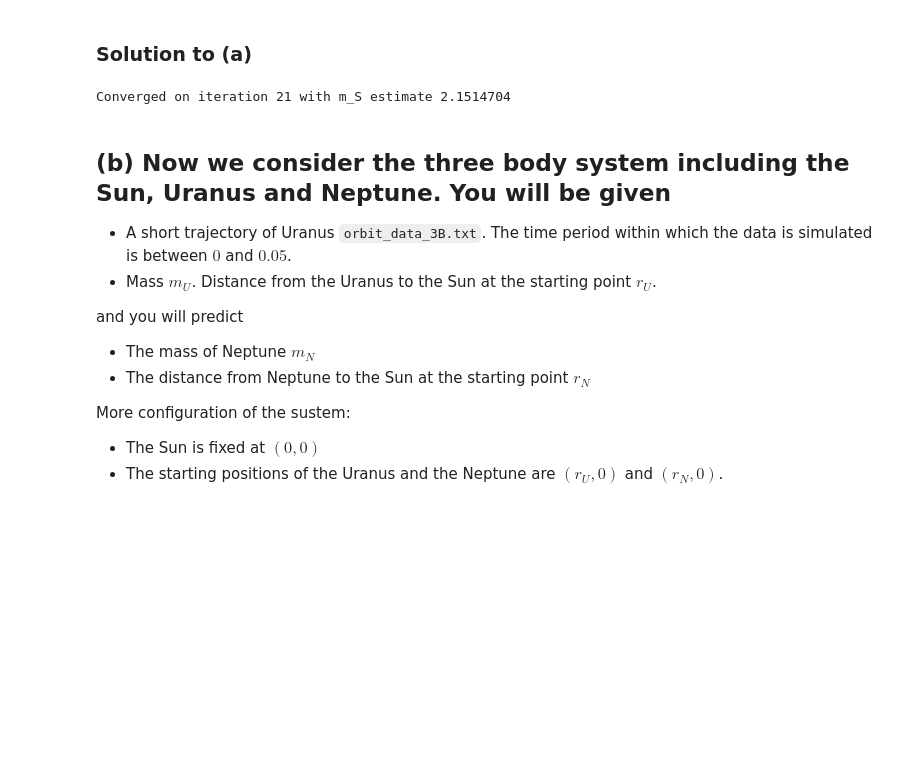
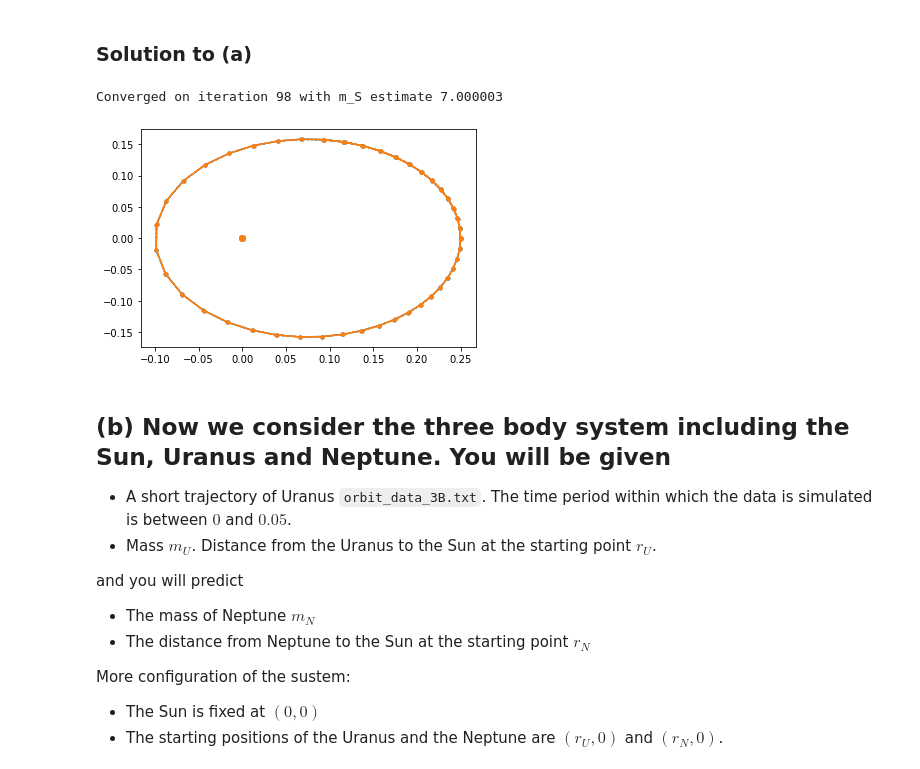
Before and after one commit to zmiller22/AM216, a Jupyter notebook: HW3/Problem_2.ipynb, the cells around one changed output. Cells and saved outputs as stored; diff of their text form; code cells hidden in the pictures; blank space fills up the shorter version.

```diff
--- a/HW3/Problem_2.ipynb
+++ b/HW3/Problem_2.ipynb
@@ -64,10 +65,10 @@ def loss_1(m_S_est):
 m_S_grad = jit(grad(loss_1))
 
 # Give an estimate for m_S
-m_S_est = 5.0
+m_S_est = 9.0
 
 # Define a learning rate
-lr_m_S = 0.001
+lr_m_S = 0.00001
 
 # Perform the optimization
 iter_count = 0
@@ -79,17 +80,27 @@ while True:
     loss_1_list.append(loss_1(m_S_est))
     iter_count += 1
 
-    if onp.abs(m_S_list[-2]-m_S_list[-1]) < 10e-8 and onp.abs(loss_1_list[-2]-loss_1_list[-1]) < 10e-8:
+    if onp.abs(m_S_list[-2]-m_S_list[-1]) < 10e-10 and onp.abs(loss_1_list[-2]-loss_1_list[-1]) < 10e-10:
         print("Converged on iteration", iter_count, "with m_S estimate", m_S_est)
         break
 
-    elif iter_count > 1000:
-        print("Failed to converge in 1000 iterations")
+    elif iter_count > 10000:
+        print("Failed to converge in 10000 iterations")
         break
 
     else: continue
 # %% [output]
-Converged on iteration 21 with m_S estimate 2.1514704
+Converged on iteration 98 with m_S estimate 7.000003
+# %%
+test_orbit = newton_2_odeint(real_orbit[0,:], t, m_S_list[-1])
+# %%
+plt.plot(test_orbit[:,0],test_orbit[:,2],'.--')
+plt.scatter([0],[0])
+plt.plot(orbit_data[:,0],orbit_data[:,2],'.--')
+plt.scatter([0],[0])
+plt.show()
+# %% [output]
+[figure, added]
 # %% [markdown]
 ## (b) Now we consider the three body system including the Sun, Uranus and Neptune. You will be given
 
```
Also changed, not shown: parts of 3 cells of this notebook.
